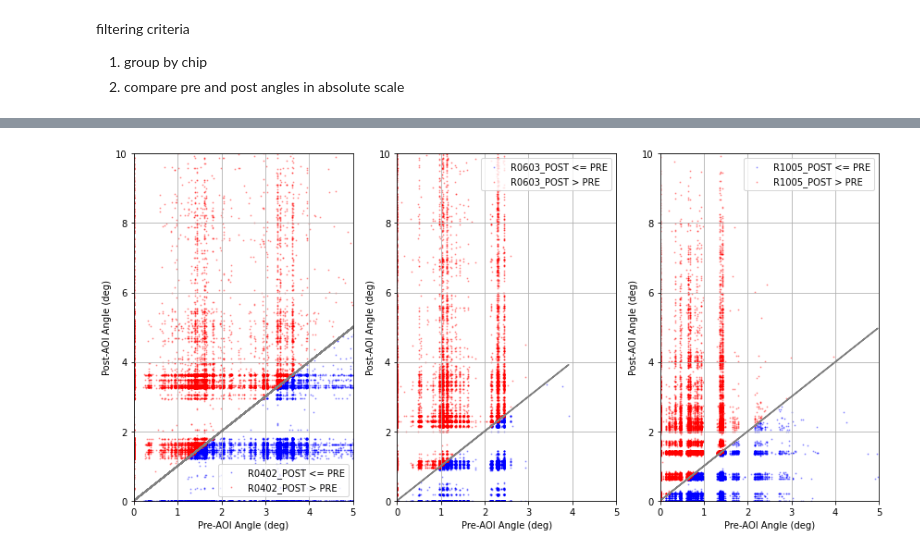
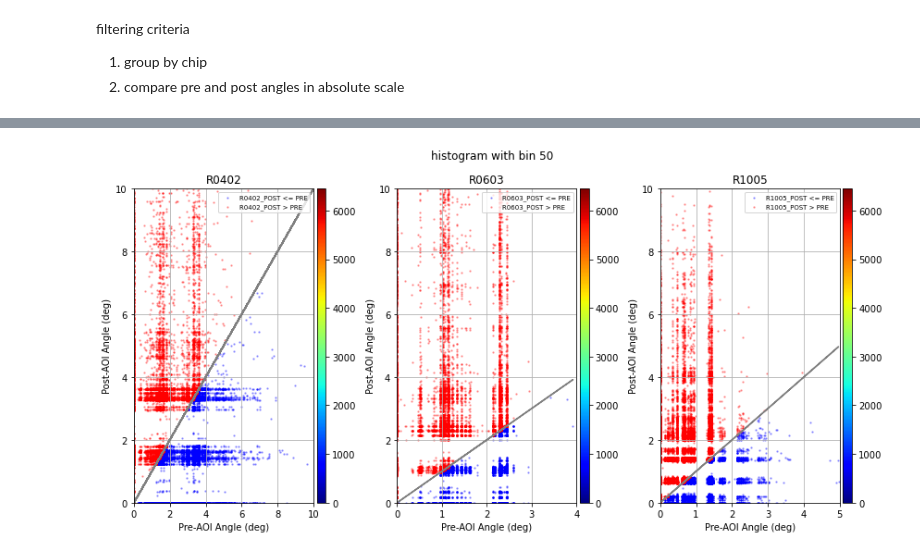
Before and after one commit to andyj1/np, a Jupyter notebook: angle_analysis/reflowoven_angle.ipynb, the cells around one changed output, grey strips where cells are left out. Saved outputs shown, nothing was run; the diff lists cells and outputs as text; code cells hidden in the pictures.

```diff
--- a/angle_analysis/reflowoven_angle.ipynb
+++ b/angle_analysis/reflowoven_angle.ipynb
@@ -145,21 +196,52 @@ post = pickle.load(open(f'{img_path}/post.p', 'rb'))
 # %%
 # visualize
 chips = ['R0402','R0603','R1005']
+
+import warnings
+warnings.filterwarnings("ignore")
+import matplotlib.cm as cm
+from mpl_toolkits.axes_grid1 import make_axes_locatable
+
 fig = plt.figure(figsize=(12,6))
+# fig = plt.figure(figsize=(9,4))
+histogram_bin_size = 50
+ax = {}
 for i, chip in enumerate(chips):
-    ax = fig.add_subplot(1, len(chips), i+1)
-    ax.scatter(pre_angles_low[chip], post_angles_low[chip], s=1, alpha=0.3, color='b', label=f'{chip}_POST <= PRE')
-    ax.scatter(pre_angles_high[chip], post_angles_high[chip], s=1, alpha=0.3, color='r', label=f'{chip}_POST > PRE')
+    ax[i] = fig.add_subplot(1, len(chips), i+1)
 
-    ax.plot(pre[chip], pre[chip], 'k-', color='gray')
+    ax[i].scatter(pre_angles_low[chip], post_angles_low[chip], s=2, alpha=0.3, color='b', label=f'{chip}_POST <= PRE')
+    ax[i].scatter(pre_angles_high[chip], post_angles_high[chip], s=2, alpha=0.3, color='r', label=f'{chip}_POST > PRE')
+    ax[i].plot(pre[chip], pre[chip], 'k-', color='gray')
 
-    ax.set_xlabel('Pre-AOI Angle (deg)')
-    ax.set_ylabel('Post-AOI Angle (deg)')
-    ax.set_ylim([0, 10])
-    ax.set_xlim([0, 5])
-    ax.legend()
-    ax.grid()
+    # 2d histogram
+#     heatmap, xedges, yedges = np.histogram2d(pre[chip], \
+#                                              post[chip], \
+#                                              bins=histogram_bin_size)
+#     extent = [xedges[0], xedges[-1], yedges[0], yedges[-1]]
+#     img = ax[i].imshow(heatmap.T, extent=extent, origin='lower',cmap=cm.jet) #cmap=cm.PuBu_r)
+
+    ax[i].set_title(f'{chip}')
+    ax[i].legend(f'{chip}', loc='best')
+    ax[i].set_xlabel('Pre-AOI Angle (deg)')
+    ax[i].set_ylabel('Post-AOI Angle (deg)')
+    if i == 0:
+        ax[i].set_ylim([0, 10])
+        ax[i].set_xlim([0, 10])
+    elif i == 1:
+        ax[i].set_ylim([0, 10])
+        ax[i].set_xlim([0, 4])
+    else:
+        ax[i].set_ylim([0, 10])
+        ax[i].set_xlim([0, 5])
+    ax[i].legend(loc='upper right', fontsize=7)
+    ax[i].grid()
+
+    divider = make_axes_locatable(ax[i])
+    cax = divider.append_axes("right", size="5%", pad=0.05)
+    fig.colorbar(img, ax=ax[i], cax=cax)
+
+fig.suptitle(f'histogram with bin {histogram_bin_size}', fontsize=12)
 fig.tight_layout()
 fig.savefig(f'./{img_path}/reflowoven_angles.png')
 # %% [output]
-[figure, old version]
+[figure, new version]
```
Also changed, not shown: parts of 3 cells of this notebook, 8 other files.
